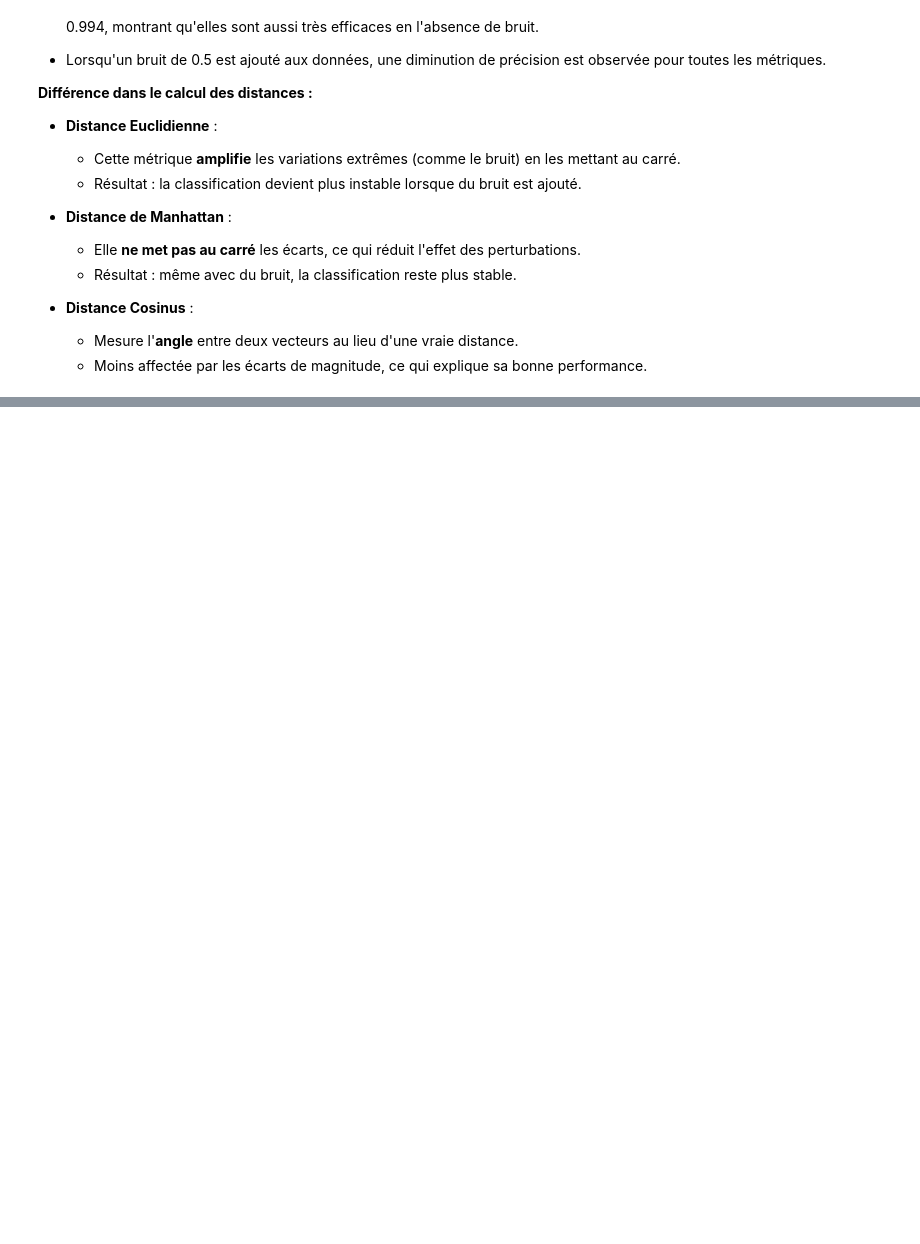
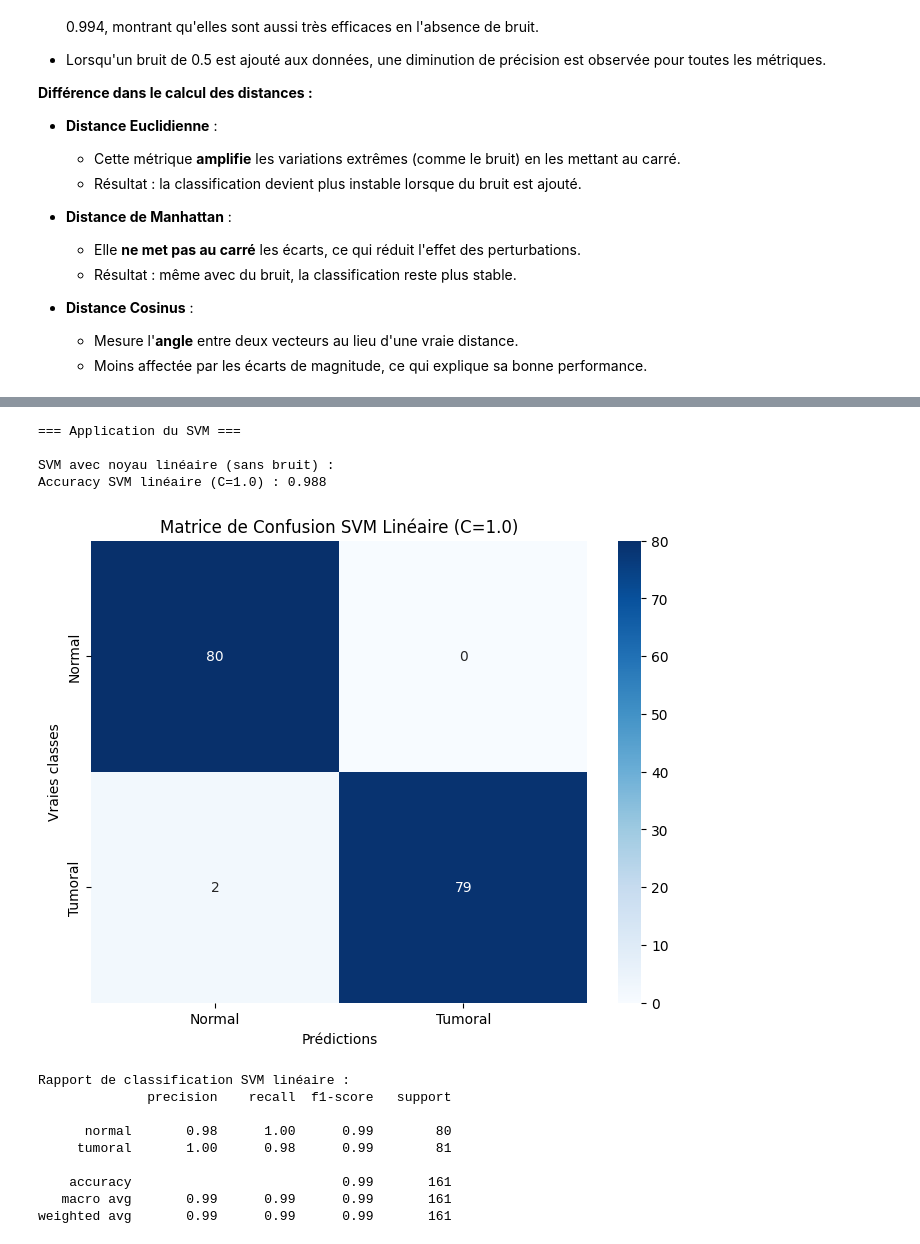
Before and after one commit to Laaliji/Colon-Cancer-Gene-Expression-Data-Classification-Analysis, a Jupyter notebook: TP1_Research.ipynb, the cells around one changed output, grey strips where cells are left out. Drawn from its saved outputs; the diff is of its cells as text; code cells hidden in the pictures; blank space fills up the shorter version.

```diff
--- a/TP1_Research.ipynb
+++ b/TP1_Research.ipynb
@@ -886,0 +897,39 @@ weighted avg       0.98      0.98      0.98       161
+# %%
+print("\n=== Application du SVM ===")
+
+# --- SVM avec noyau linéaire (sans bruit) ---
+print("\nSVM avec noyau linéaire (sans bruit) :")
+svm_linear = SVC(kernel='linear', C=1.0)
+svm_linear.fit(X_train_subset, y_train)
+y_pred_linear = svm_linear.predict(X_test_subset)
+accuracy_linear = accuracy_score(y_test, y_pred_linear)
+print(f"Accuracy SVM linéaire (C=1.0) : {accuracy_linear:.3f}")
+
+# Matrice de confusion
+conf_matrix_linear = confusion_matrix(y_test, y_pred_linear)
+plt.figure(figsize=(8, 6))
+sns.heatmap(conf_matrix_linear, annot=True, fmt="d", cmap="Blues",
+            xticklabels=['Normal', 'Tumoral'], yticklabels=['Normal', 'Tumoral'])
+plt.xlabel("Prédictions")
+plt.ylabel("Vraies classes")
+plt.title("Matrice de Confusion SVM Linéaire (C=1.0)")
+plt.show()
+
+# Rapport de classification
+print("Rapport de classification SVM linéaire :")
+print(classification_report(y_test, y_pred_linear))
+# %% [output]
+=== Application du SVM ===
+
+SVM avec noyau linéaire (sans bruit) :
+Accuracy SVM linéaire (C=1.0) : 0.988
+[figure, added]
+Rapport de classification SVM linéaire :
+              precision    recall  f1-score   support
+
+      normal       0.98      1.00      0.99        80
+     tumoral       1.00      0.98      0.99        81
+
+    accuracy                           0.99       161
+   macro avg       0.99      0.99      0.99       161
+weighted avg       0.99      0.99      0.99       161
```
Also changed, not shown: parts of 8 cells of this notebook.
